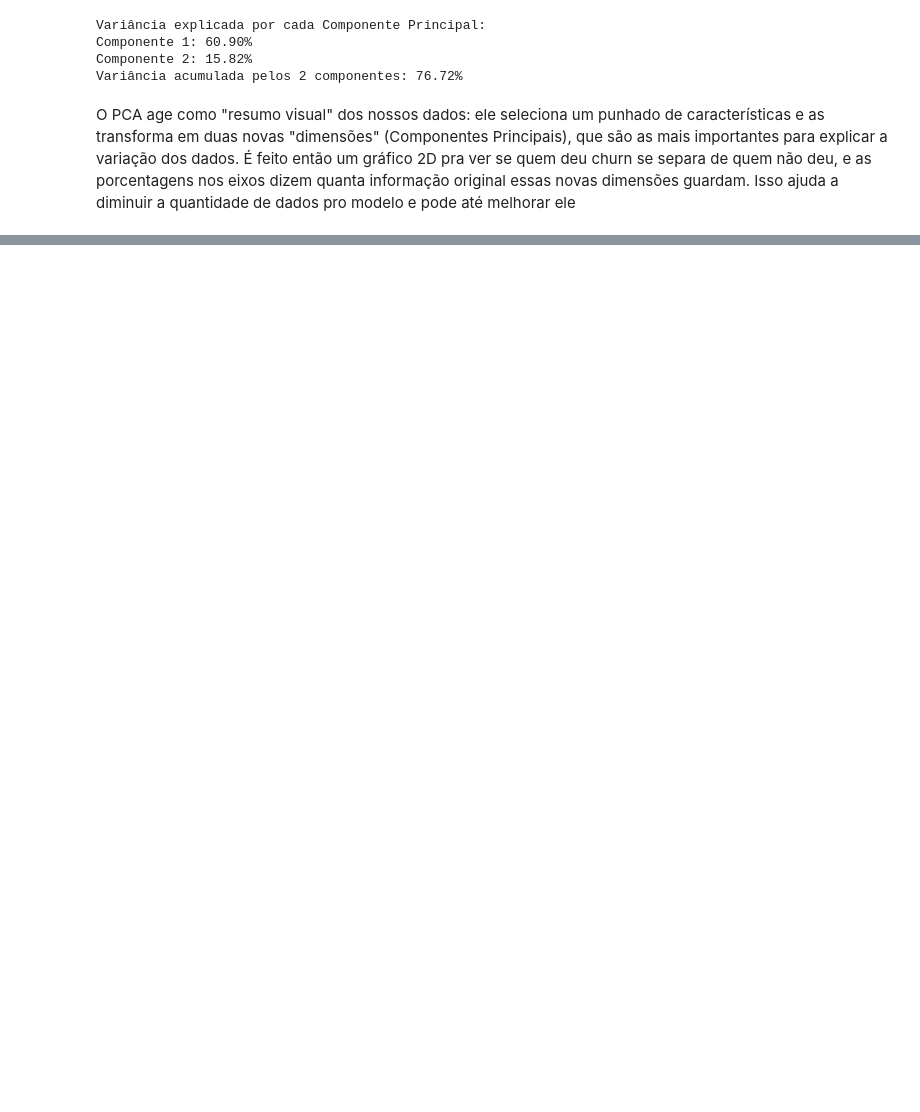
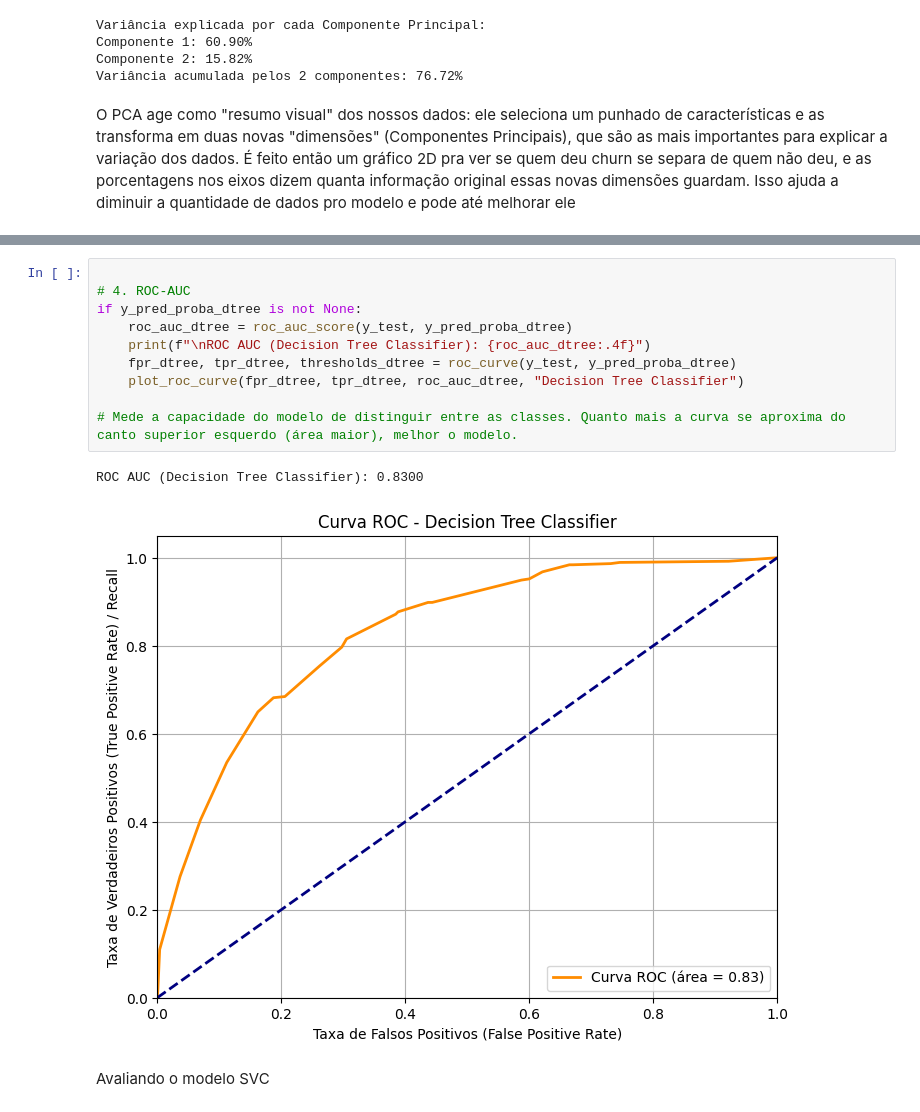
Before and after one commit to Reynaldo-Barauna/TrabalhoIA-Previsao-de-Churn, a Jupyter notebook: src/notebooks/TrabalhoIA.ipynb, the cells around one changed output, grey strips where cells are left out. Cells and saved outputs as stored; diff of their text form; blank space fills up the shorter version.

```diff
--- a/src/notebooks/TrabalhoIA.ipynb
+++ b/src/notebooks/TrabalhoIA.ipynb
@@ -648,0 +1027,15 @@ Para os clientes com valores mais baixos no PC1 (lado esquerdo do gráfico), o P
+# %%
+
+# 4. ROC-AUC
+if y_pred_proba_dtree is not None:
+    roc_auc_dtree = roc_auc_score(y_test, y_pred_proba_dtree)
+    print(f"\nROC AUC (Decision Tree Classifier): {roc_auc_dtree:.4f}")
+    fpr_dtree, tpr_dtree, thresholds_dtree = roc_curve(y_test, y_pred_proba_dtree)
+    plot_roc_curve(fpr_dtree, tpr_dtree, roc_auc_dtree, "Decision Tree Classifier")
+
+# Mede a capacidade do modelo de distinguir entre as classes. Quanto mais a curva se aproxima do canto superior esquerdo (área maior), melhor o modelo.
+# %% [output]
+ROC AUC (Decision Tree Classifier): 0.8300
+[figure, added]
+# %% [markdown]
+Avaliando o modelo SVC
```
Also changed, not shown: parts of 47 cells of this notebook.
